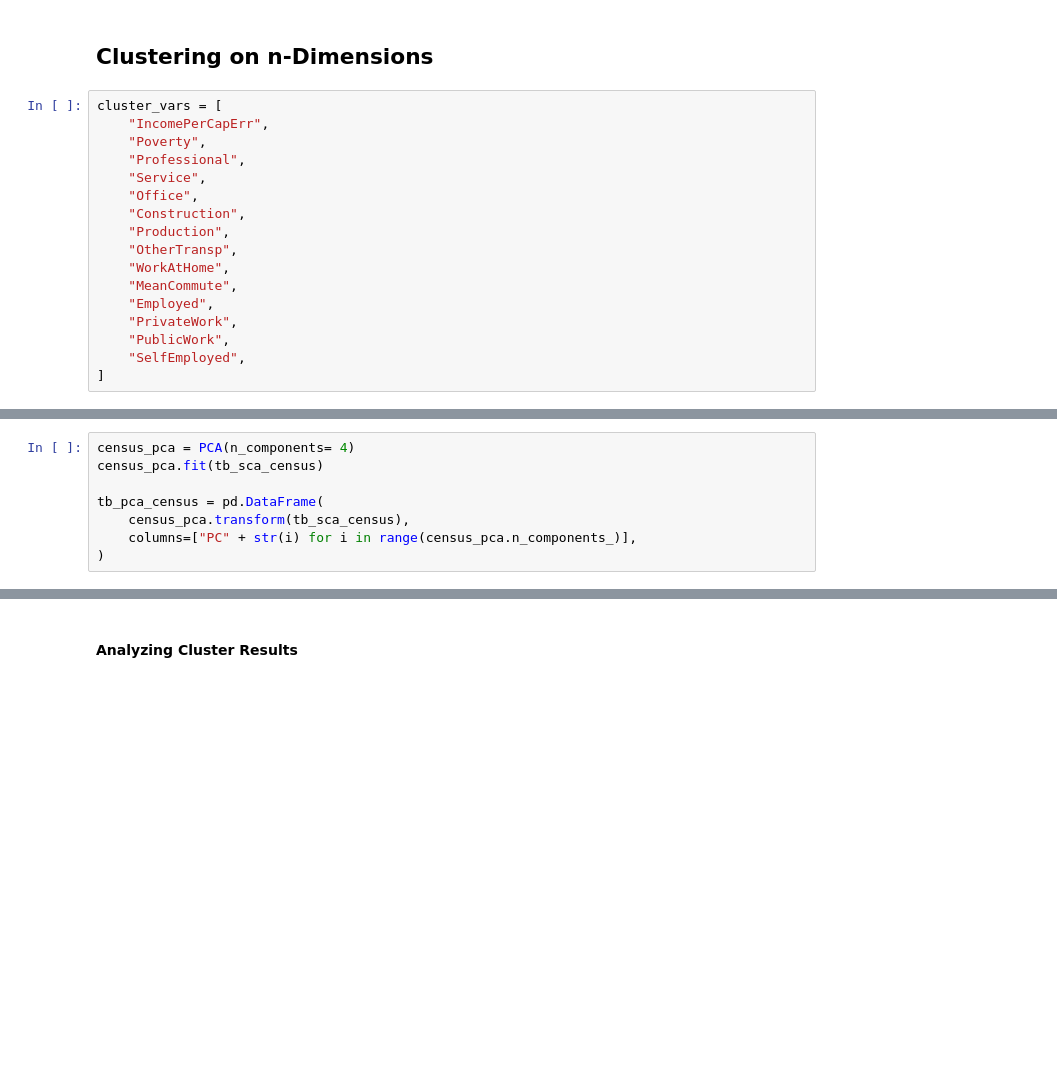
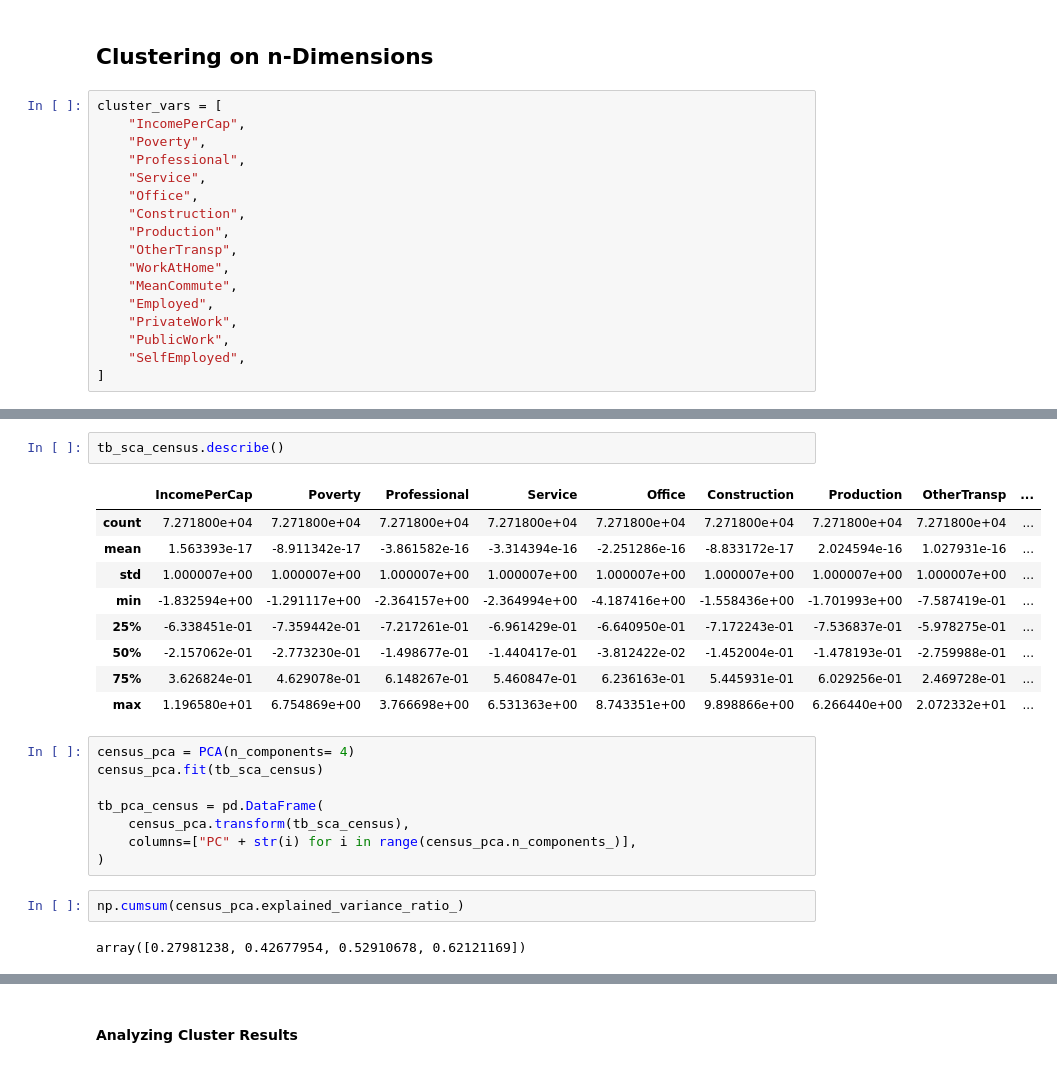
Before and after one commit to pedroteche-ih/DAFT_MEX_202209, a Jupyter notebook: Introduction to Unsupervised Learning.ipynb, the cells around one changed output, grey strips where cells are left out. Saved outputs shown, nothing was run; the diff lists cells and outputs as text; blank space fills up the shorter version.

```diff
--- a/Introduction to Unsupervised Learning.ipynb
+++ b/Introduction to Unsupervised Learning.ipynb
@@ -146,7 +267,7 @@ sns.kdeplot(
 ## Clustering on n-Dimensions
 # %%
 cluster_vars = [
-    "IncomePerCapErr",
+    "IncomePerCap",
     "Poverty",
     "Professional",
     "Service",
@@ -172,3 +300,15 @@ tb_sca_census.head()
+# %%
+tb_sca_census.describe()
+# %% [output]
+|  | IncomePerCap | Poverty | Professional | Service | Office | Construction | Production | OtherTransp | ... |
+| count | 7.271800e+04 | 7.271800e+04 | 7.271800e+04 | 7.271800e+04 | 7.271800e+04 | 7.271800e+04 | 7.271800e+04 | 7.271800e+04 | ... |
+| mean | 1.563393e-17 | -8.911342e-17 | -3.861582e-16 | -3.314394e-16 | -2.251286e-16 | -8.833172e-17 | 2.024594e-16 | 1.027931e-16 | ... |
+| std | 1.000007e+00 | 1.000007e+00 | 1.000007e+00 | 1.000007e+00 | 1.000007e+00 | 1.000007e+00 | 1.000007e+00 | 1.000007e+00 | ... |
+| min | -1.832594e+00 | -1.291117e+00 | -2.364157e+00 | -2.364994e+00 | -4.187416e+00 | -1.558436e+00 | -1.701993e+00 | -7.587419e-01 | ... |
+| 25% | -6.338451e-01 | -7.359442e-01 | -7.217261e-01 | -6.961429e-01 | -6.640950e-01 | -7.172243e-01 | -7.536837e-01 | -5.978275e-01 | ... |
+| 50% | -2.157062e-01 | -2.773230e-01 | -1.498677e-01 | -1.440417e-01 | -3.812422e-02 | -1.452004e-01 | -1.478193e-01 | -2.759988e-01 | ... |
+| 75% | 3.626824e-01 | 4.629078e-01 | 6.148267e-01 | 5.460847e-01 | 6.236163e-01 | 5.445931e-01 | 6.029256e-01 | 2.469728e-01 | ... |
+| max | 1.196580e+01 | 6.754869e+00 | 3.766698e+00 | 6.531363e+00 | 8.743351e+00 | 9.898866e+00 | 6.266440e+00 | 2.072332e+01 | ... |
 # %%
 census_pca = PCA(n_components= 4)
 census_pca.fit(tb_sca_census)
@@ -177,5 +317,9 @@ tb_pca_census = pd.DataFrame(
     census_pca.transform(tb_sca_census),
     columns=["PC" + str(i) for i in range(census_pca.n_components_)],
 )
+# %%
+np.cumsum(census_pca.explained_variance_ratio_)
+# %% [output]
+array([0.27981238, 0.42677954, 0.52910678, 0.62121169])
 # %%
 sns.pairplot(data=tb_pca_census.sample(1000), kind = 'kde')
```
Also changed, not shown: parts of 30 cells of this notebook.
